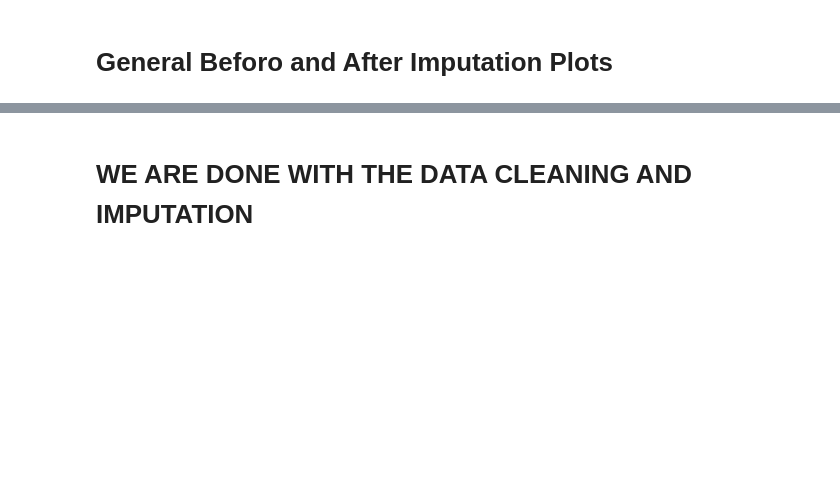
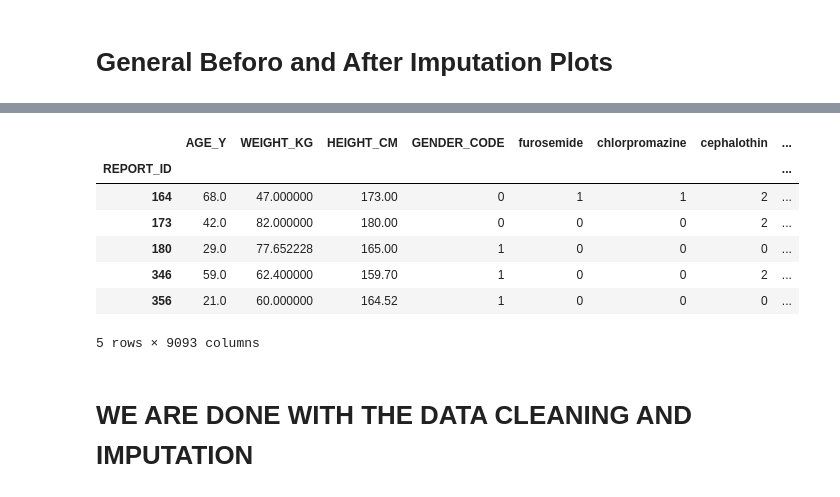
Before and after one commit to heritaco/Cephalosporines, a Jupyter notebook: notebooks/03_canada/03_02 Una Mejor Imputacion.ipynb, the cells around one changed output, grey strips where cells are left out. Cells and saved outputs as stored; diff of their text form; code cells hidden in the pictures; blank space fills up the shorter version.

```diff
--- a/notebooks/03_canada/03_02 Una Mejor Imputacion.ipynb
+++ b/notebooks/03_canada/03_02 Una Mejor Imputacion.ipynb
@@ -502,3 +558,14 @@ plt.show()
+# %%
+df.head()
+# %% [output]
+|  | AGE_Y | WEIGHT_KG | HEIGHT_CM | GENDER_CODE | furosemide | chlorpromazine | cephalothin | ... |
+| REPORT_ID |  |  |  |  |  |  |  | ... |
+| 164 | 68.0 | 47.000000 | 173.00 | 0 | 1 | 1 | 2 | ... |
+| 173 | 42.0 | 82.000000 | 180.00 | 0 | 0 | 0 | 2 | ... |
+| 180 | 29.0 | 77.652228 | 165.00 | 1 | 0 | 0 | 0 | ... |
+| 346 | 59.0 | 62.400000 | 159.70 | 1 | 0 | 0 | 2 | ... |
+| 356 | 21.0 | 60.000000 | 164.52 | 1 | 0 | 0 | 0 | ... |
+5 rows × 9093 columns
 # %% [markdown]
 # WE ARE DONE WITH THE DATA CLEANING AND IMPUTATION
 # %%
```
Also changed, not shown: parts of 12 cells of this notebook, 1 other file.
